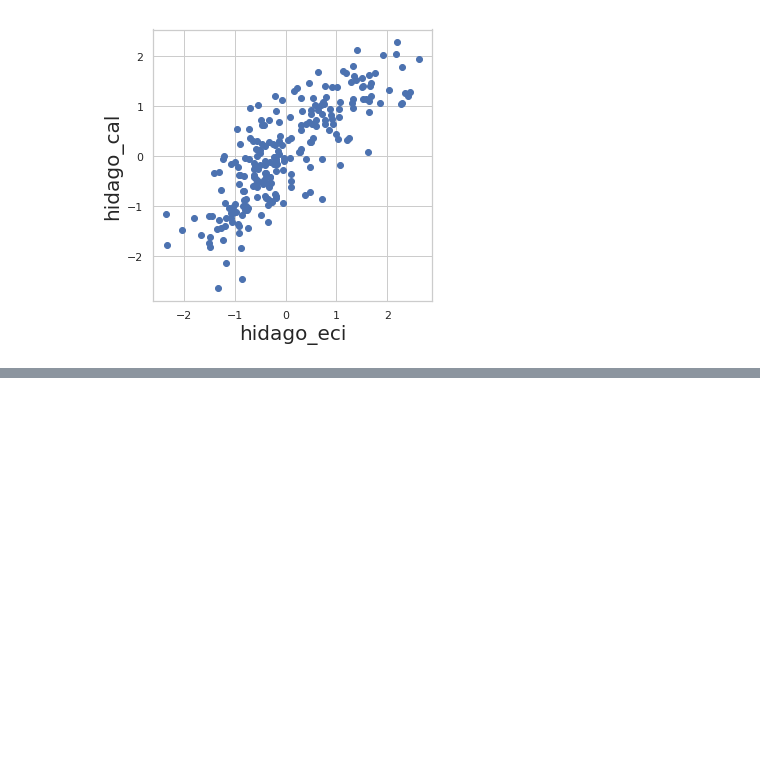
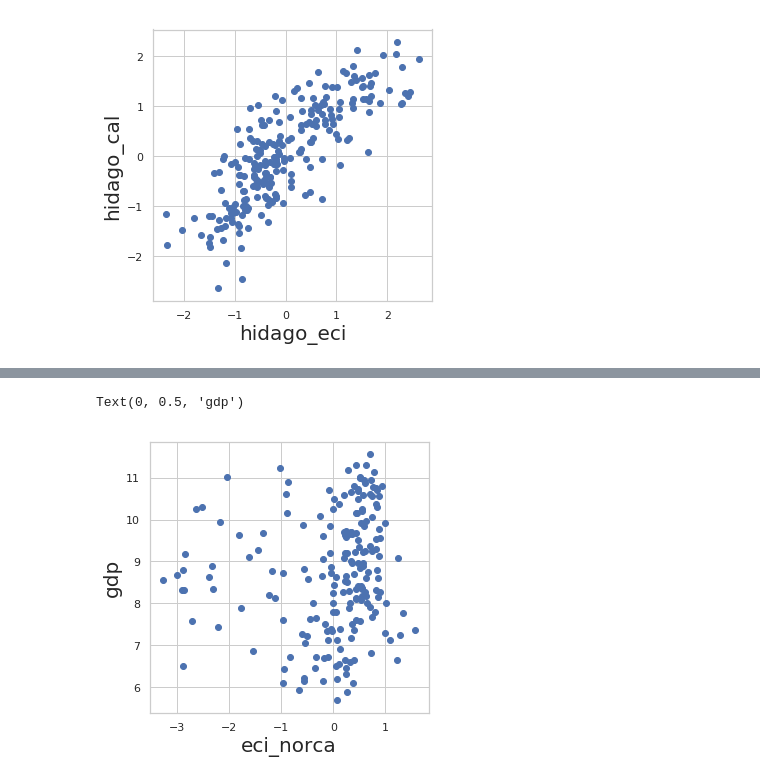
Before and after one commit to hashc/ECI, a Jupyter notebook: 复现hidago结果.ipynb, the cells around one changed output, grey strips where cells are left out. Drawn from its saved outputs; the diff is of its cells as text; code cells hidden in the pictures; blank space fills up the shorter version.

```diff
--- a/复现hidago结果.ipynb
+++ b/复现hidago结果.ipynb
@@ -120 +148,10 @@ Text(0.5, 0, 'hidago_eci')
+# %%
+nl = [ "hidago_cal","hidago_eci","eci_mat","eci_sparse",'eci_norca','gdp']
+plt.figure(figsize=(5,5))
+plt.scatter(total[nl[4]],np.log(total[nl[5]]))
+plt.xlabel(nl[4],fontsize=20)
+plt.ylabel(nl[5],fontsize=20)
+# %% [output]
+Text(0, 0.5, 'gdp')
+[figure, added]
 # %%
```
Also changed, not shown: parts of 22 cells of this notebook, 1 other file.
